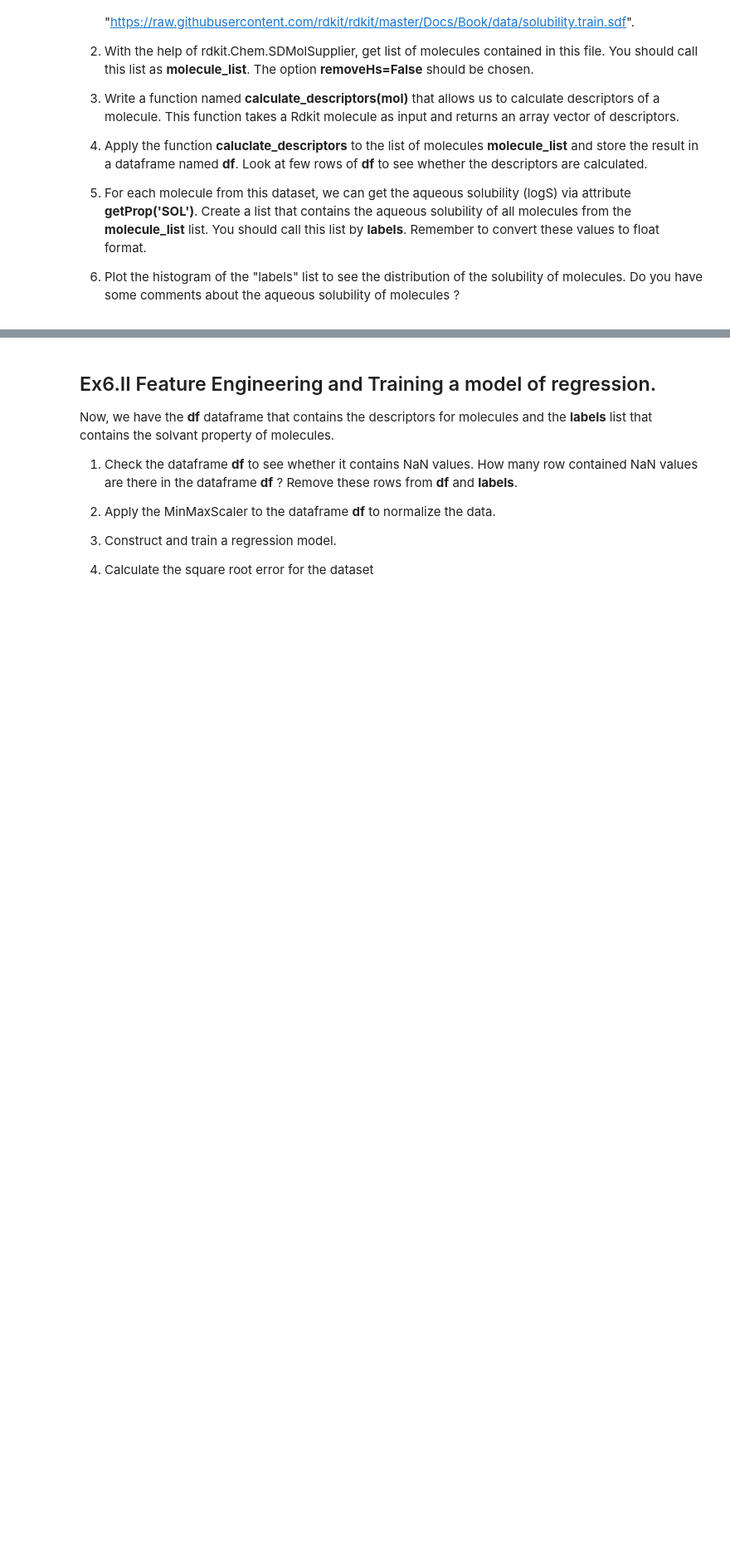
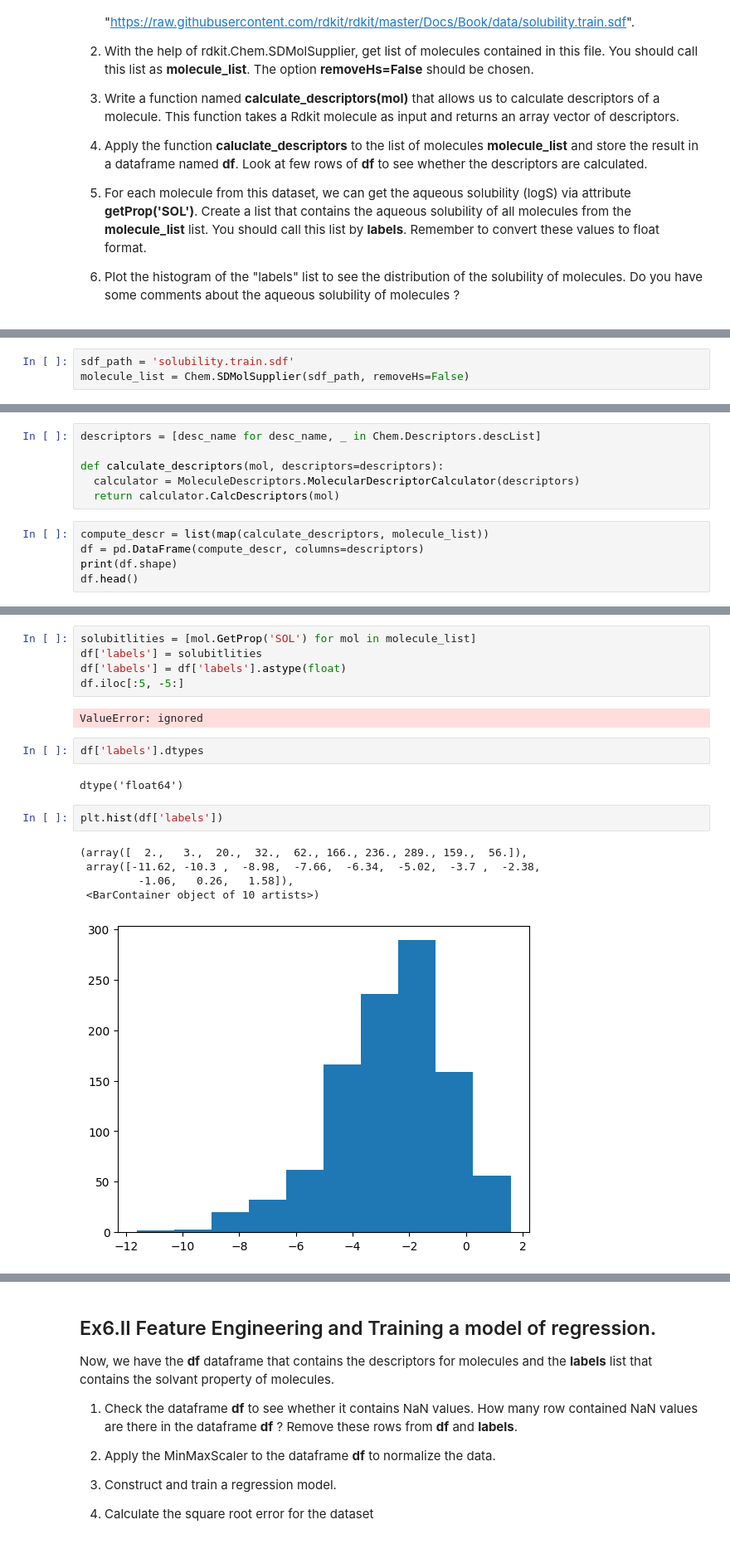
Before and after one commit to Ekliipce/Machine-Learning-for-Biomedical, a Jupyter notebook: molecules/Molecules_representations.ipynb, the cells around one changed output, grey strips where cells are left out. Shown at 83% size. Saved outputs shown, nothing was run; the diff lists cells and outputs as text; blank space fills up the shorter version.

Commit message:
train linear regression model for solubility

```diff
--- a/molecules/Molecules_representations.ipynb
+++ b/molecules/Molecules_representations.ipynb
@@ -274,0 +282,3 @@ solubility.train.sd 100%[===================>]   1.31M  --.-KB/s    in 0.06s
+# %%
+sdf_path = 'solubility.train.sdf'
+molecule_list = Chem.SDMolSupplier(sdf_path, removeHs=False)
@@ -274,0 +289,11 @@ solubility.train.sd 100%[===================>]   1.31M  --.-KB/s    in 0.06s
+# %%
+descriptors = [desc_name for desc_name, _ in Chem.Descriptors.descList]
+
+def calculate_descriptors(mol, descriptors=descriptors):
+  calculator = MoleculeDescriptors.MolecularDescriptorCalculator(descriptors)
+  return calculator.CalcDescriptors(mol)
+# %%
+compute_descr = list(map(calculate_descriptors, molecule_list))
+df = pd.DataFrame(compute_descr, columns=descriptors)
+print(df.shape)
+df.head()
@@ -274,0 +309,19 @@ solubility.train.sd 100%[===================>]   1.31M  --.-KB/s    in 0.06s
+# %%
+solubitlities = [mol.GetProp('SOL') for mol in molecule_list]
+df['labels'] = solubitlities
+df['labels'] = df['labels'].astype(float)
+df.iloc[:5, -5:]
+# %% [output]
+ValueError: ignored
+# %%
+df['labels'].dtypes
+# %% [output]
+dtype('float64')
+# %%
+plt.hist(df['labels'])
+# %% [output]
+(array([  2.,   3.,  20.,  32.,  62., 166., 236., 289., 159.,  56.]),
+ array([-11.62, -10.3 ,  -8.98,  -7.66,  -6.34,  -5.02,  -3.7 ,  -2.38,
+         -1.06,   0.26,   1.58]),
+ <BarContainer object of 10 artists>)
+[figure, added]
```
Also changed, not shown: parts of 21 cells of this notebook.
